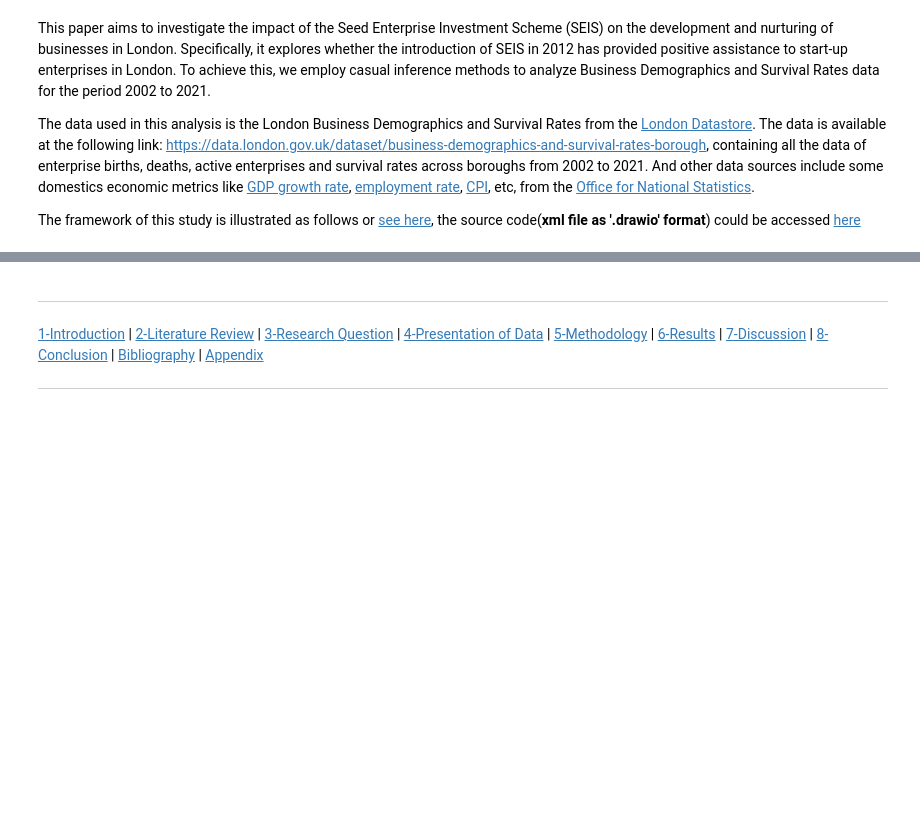
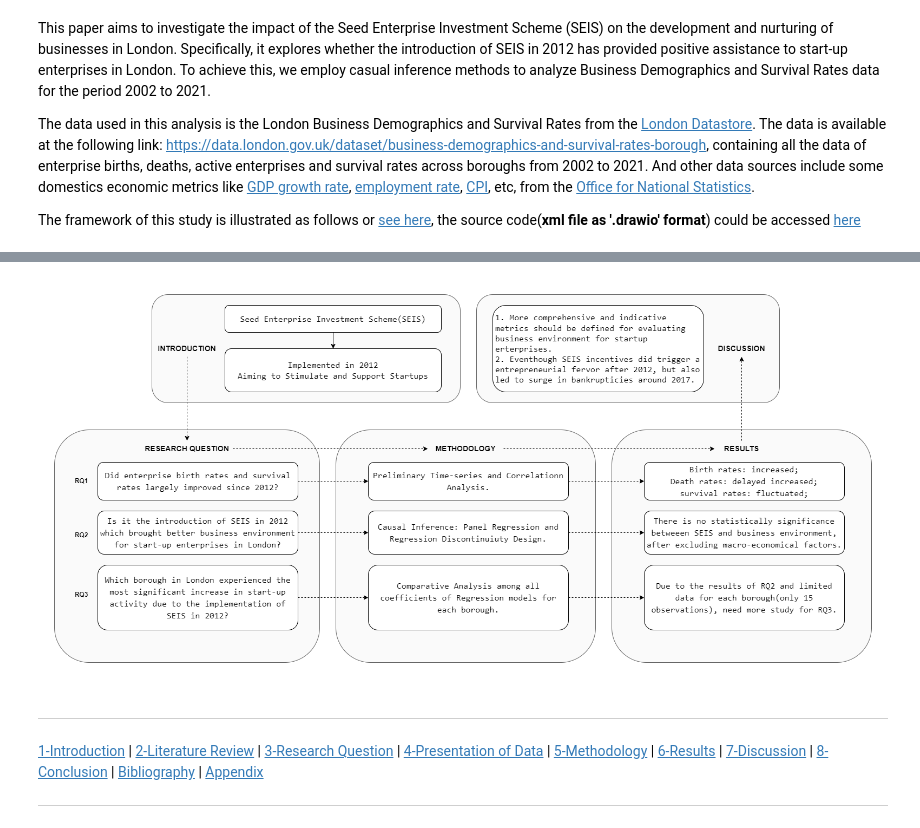
Before and after one commit to BohaoSuCC/BohaoSuCSSS, a Jupyter notebook: ASSESSMENT/CASA0006-COURSEWORK.ipynb, the cells around one changed output, grey strips where cells are left out. Drawn from its saved outputs; the diff is of its cells as text; code cells hidden in the pictures; blank space fills up the shorter version.

```diff
--- a/ASSESSMENT/CASA0006-COURSEWORK.ipynb
+++ b/ASSESSMENT/CASA0006-COURSEWORK.ipynb
@@ -26,3 +24,23 @@ The framework of this study is illustrated as follows or [see here](https://gith
+# %%
+import matplotlib.pyplot as plt
+from PIL import Image
+import requests
+from io import BytesIO
+url = 'https://github.com/BohaoSuCC/BohaoSuDSSS/blob/main/ASSESSMENT/Data/Framework.png?raw=true'
+# 使用requests库从网址获取图片
+response = requests.get(url)
+img = Image.open(BytesIO(response.content))
+
+dpi = 300
+
+fig = plt.figure(figsize=(img.width / dpi, img.height / dpi), dpi=dpi)
+ax = fig.add_axes([0, 0, 1, 1])
+ax.axis('off')
+
+ax.imshow(img)
+plt.show()
+# %% [output]
+[figure, added]
 # %%
 # import all the necessary libraries
 import pandas as pd
```
Also changed, not shown: parts of 1 cell of this notebook, 1 other file.
